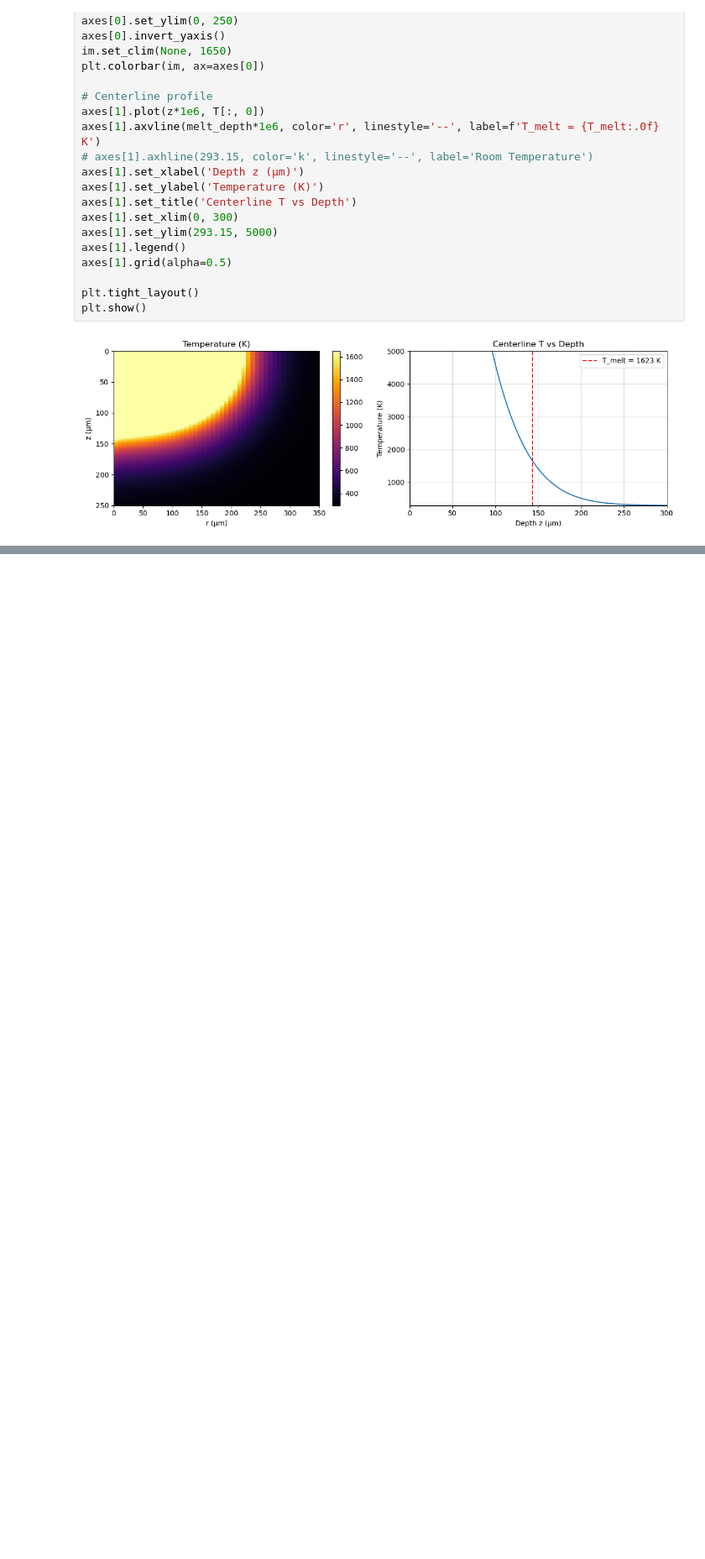
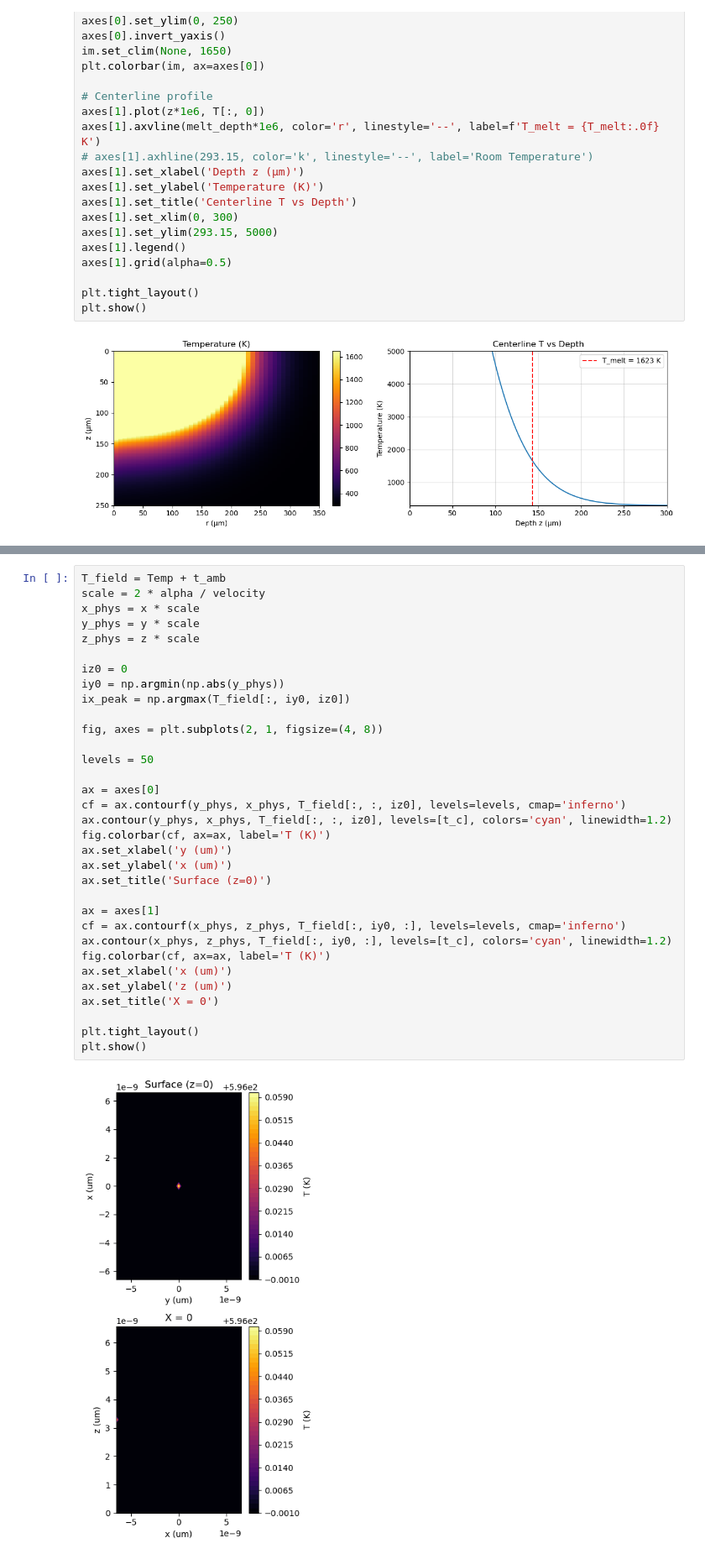
Before and after one commit to grantajo/electrontrajectories, a Jupyter notebook: electrontrajectories.ipynb, the cells around one changed output, grey strips where cells are left out. Shown at 84% size. Drawn from its saved outputs; the diff is of its cells as text; blank space fills up the shorter version.

```diff
--- a/electrontrajectories.ipynb
+++ b/electrontrajectories.ipynb
@@ -572,0 +598,35 @@ TypeError: only integer scalar arrays can be converted to a scalar index
+# %%
+T_field = Temp + t_amb
+scale = 2 * alpha / velocity
+x_phys = x * scale
+y_phys = y * scale
+z_phys = z * scale
+
+iz0 = 0
+iy0 = np.argmin(np.abs(y_phys))
+ix_peak = np.argmax(T_field[:, iy0, iz0])
+
+fig, axes = plt.subplots(2, 1, figsize=(4, 8))
+
+levels = 50
+
+ax = axes[0]
+cf = ax.contourf(y_phys, x_phys, T_field[:, :, iz0], levels=levels, cmap='inferno')
+ax.contour(y_phys, x_phys, T_field[:, :, iz0], levels=[t_c], colors='cyan', linewidth=1.2)
+fig.colorbar(cf, ax=ax, label='T (K)')
+ax.set_xlabel('y (um)')
+ax.set_ylabel('x (um)')
+ax.set_title('Surface (z=0)')
+
+ax = axes[1]
+cf = ax.contourf(x_phys, z_phys, T_field[:, iy0, :], levels=levels, cmap='inferno')
+ax.contour(x_phys, z_phys, T_field[:, iy0, :], levels=[t_c], colors='cyan', linewidth=1.2)
+fig.colorbar(cf, ax=ax, label='T (K)')
+ax.set_xlabel('x (um)')
+ax.set_ylabel('z (um)')
+ax.set_title('X = 0')
+
+plt.tight_layout()
+plt.show()
+# %% [output]
+[figure, added]
```
Also changed, not shown: parts of 4 cells of this notebook.
